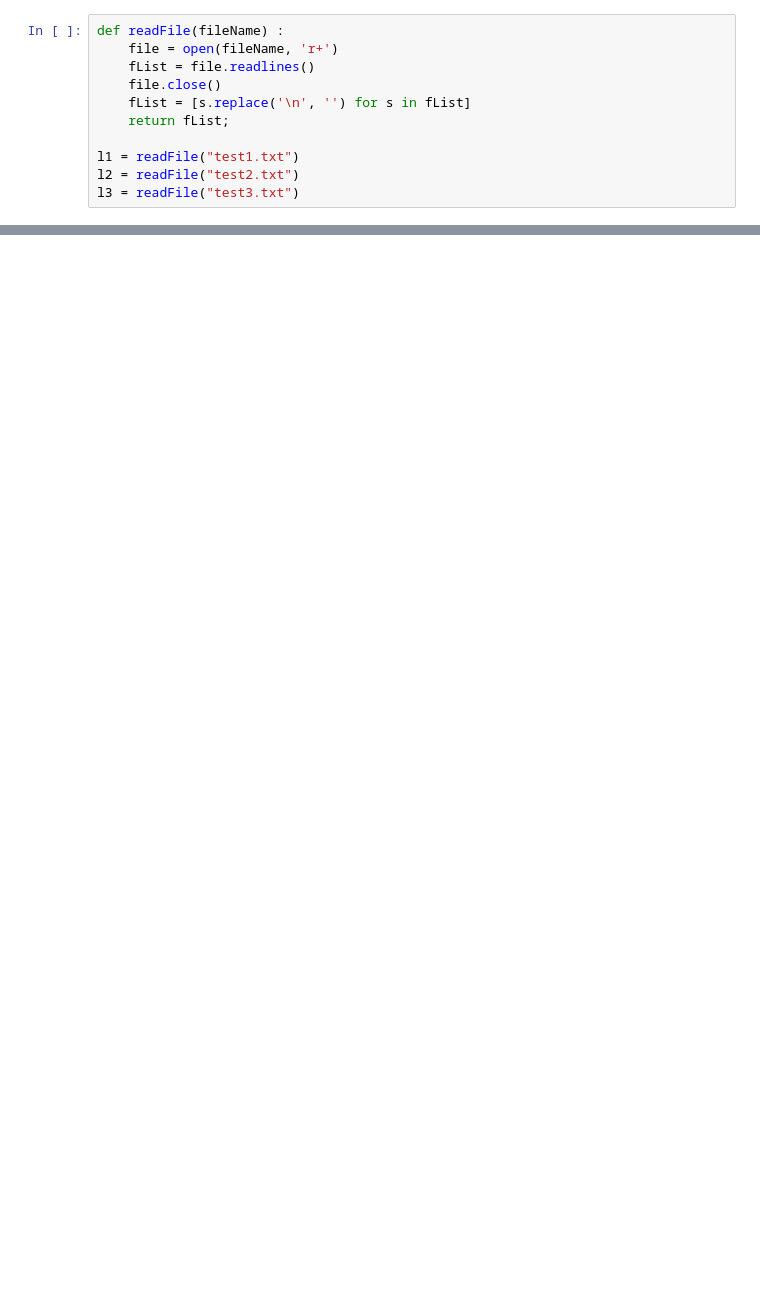
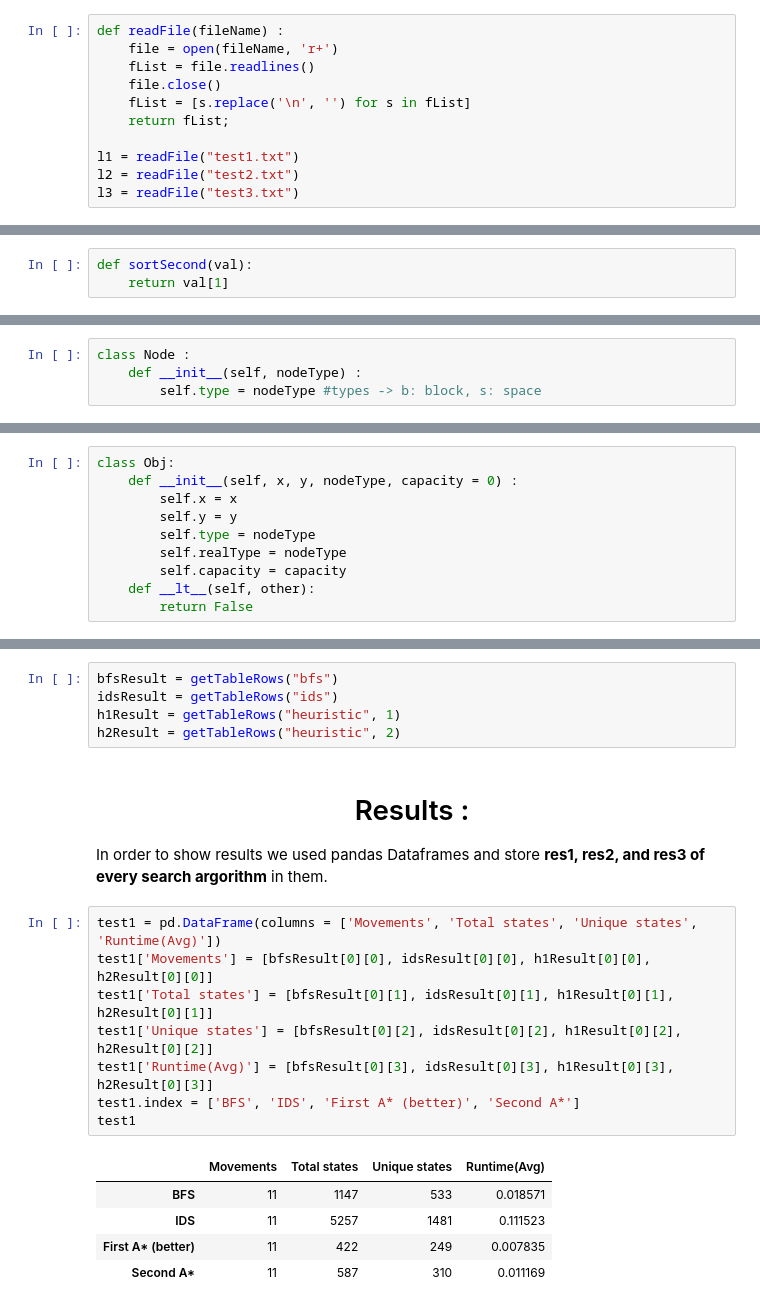
Before and after one commit to tahaShm/ai-search, a Jupyter notebook: ca1.ipynb, the cells around one changed output, grey strips where cells are left out. Cells and saved outputs as stored; diff of their text form; blank space fills up the shorter version.

```diff
--- a/ca1.ipynb
+++ b/ca1.ipynb
@@ -89,0 +51,3 @@ ambulance y:  3
+# %%
+def sortSecond(val):
+    return val[1]
@@ -89,0 +58,4 @@ ambulance y:  3
+# %%
+class Node :
+    def __init__(self, nodeType) :
+        self.type = nodeType #types -> b: block, s: space
@@ -89,0 +66,10 @@ ambulance y:  3
+# %%
+class Obj:
+    def __init__(self, x, y, nodeType, capacity = 0) :
+        self.x = x
+        self.y = y
+        self.type = nodeType
+        self.realType = nodeType
+        self.capacity = capacity
+    def __lt__(self, other):
+        return False
@@ -89,0 +816,22 @@ ambulance y:  3
+# %%
+bfsResult = getTableRows("bfs")
+idsResult = getTableRows("ids")
+h1Result = getTableRows("heuristic", 1)
+h2Result = getTableRows("heuristic", 2)
+# %% [markdown]
+<h1 style = "text-align: center">Results :</h1>
+<p>In order to show results we used pandas Dataframes and store <b>res1, res2, and res3 of every search argorithm</b> in them.</p>
+# %%
+test1 = pd.DataFrame(columns = ['Movements', 'Total states', 'Unique states', 'Runtime(Avg)'])
+test1['Movements'] = [bfsResult[0][0], idsResult[0][0], h1Result[0][0], h2Result[0][0]]
+test1['Total states'] = [bfsResult[0][1], idsResult[0][1], h1Result[0][1], h2Result[0][1]]
+test1['Unique states'] = [bfsResult[0][2], idsResult[0][2], h1Result[0][2], h2Result[0][2]]
+test1['Runtime(Avg)'] = [bfsResult[0][3], idsResult[0][3], h1Result[0][3], h2Result[0][3]]
+test1.index = ['BFS', 'IDS', 'First A* (better)', 'Second A*']
+test1
+# %% [output]
+|  | Movements | Total states | Unique states | Runtime(Avg) |
+| BFS | 11 | 1147 | 533 | 0.018571 |
+| IDS | 11 | 5257 | 1481 | 0.111523 |
+| First A* (better) | 11 | 422 | 249 | 0.007835 |
+| Second A* | 11 | 587 | 310 | 0.011169 |
```
Also changed, not shown: parts of 30 cells of this notebook, 6 other files.
